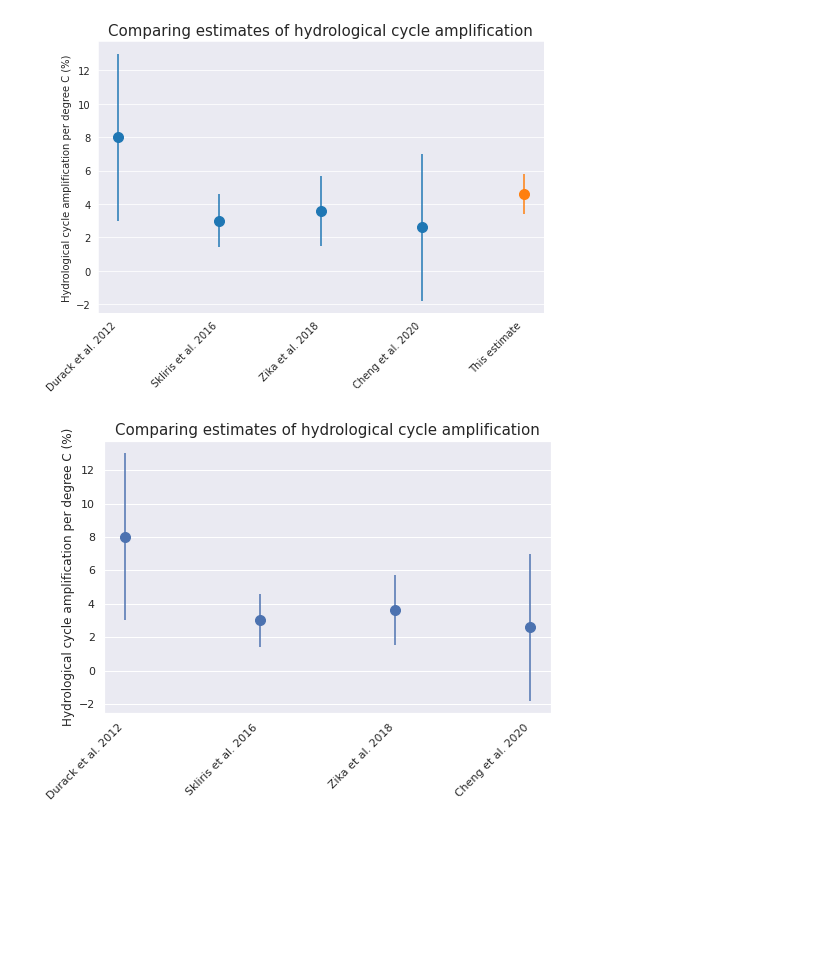
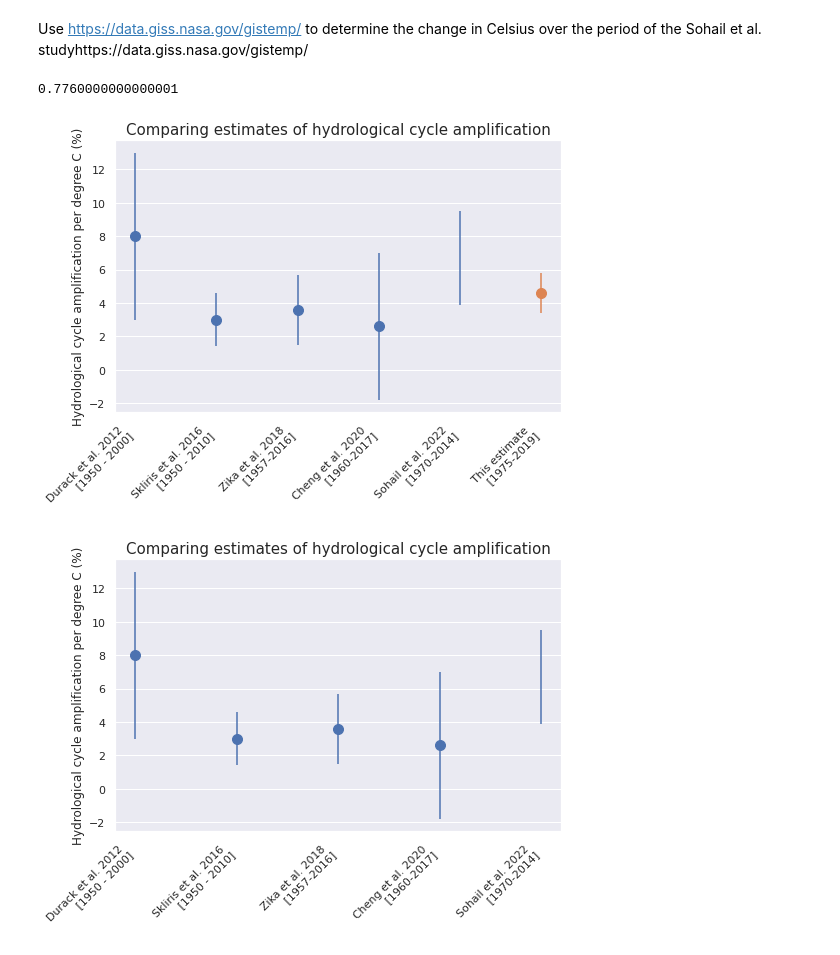
Before and after one commit to aurora-bf/freshwater_flux_linresp, a Jupyter notebook: app_to_obs/plot_compare_results.ipynb, the cells around one changed output. Saved outputs shown, nothing was run; the diff lists cells and outputs as text; code cells hidden in the pictures; blank space fills up the shorter version.

```diff
--- a/app_to_obs/plot_compare_results.ipynb
+++ b/app_to_obs/plot_compare_results.ipynb
@@ -22,6 +22,15 @@ import statsmodels.api as sm
 import matplotlib.ticker as ticker
 from matplotlib.axes._secondary_axes import SecondaryAxis
 import xesmf as xe
+# %% [markdown]
+Use https://data.giss.nasa.gov/gistemp/ to determine the change in Celsius over the period of the Sohail et al. studyhttps://data.giss.nasa.gov/gistemp/
+# %%
+#Sohail et al study was over period 1970 to 2014. Let's take the mean 2012,2013,2014,2015,2016 minus mean 1970,1971, 1972
+
+Delta_SAT_GISS=((65+67+74+90+101)/5-(3-8+1+5+8)/5)/100
+print(Delta_SAT_GISS)
+# %% [output]
+0.7760000000000001
 # %%
 #amplification per degree C
 
@@ -29,15 +38,17 @@ zika_mean=3.6
 cheng_mean=2.6
 durack_mean=8
 skliris2016_mean=3.0
-us_mean=4.581
+us_mean=4.564
 
 skliris2016_std=1.6
 cheng_std=4.4
 zika_std=2.1
 durack_std=5
-us_std=1.194
+us_std=1.189
+#us_std=1.508
 
-
+sohail_bottomrange=3.0/Delta_SAT_GISS
+sohail_toprange=7.4/Delta_SAT_GISS
 
 
 mean=[durack_mean,skliris2016_mean,zika_mean,cheng_mean,us_mean]
@@ -50,24 +61,25 @@ std=[durack_std,skliris2016_std,zika_std,cheng_std,us_std]
 # %%
 import seaborn as sns
 sns.set_style(style="darkgrid")
 fig,ax=plt.subplots(figsize=(8,5))
 sns.set(font_scale = 1)
 plt.errorbar(np.linspace(1,4,4), mean[0:4],yerr=std[0:4],fmt ='o',
         ms=10)
-plt.errorbar(5, mean[4],yerr=std[4],fmt ='o',
+plt.errorbar(5,(sohail_toprange+sohail_bottomrange)/2,yerr=(sohail_toprange-sohail_bottomrange)/2,fmt='none')
+plt.errorbar(6, mean[4],yerr=std[4],fmt ='o',
         ms=10)
 #plt.scatter(5,)
 ax.xaxis.grid()
-xticks=['Durack et al. 2012','Skliris et al. 2016','Zika et al. 2018','Cheng et al. 2020','This estimate']
-plt.xticks(np.linspace(1,5,5),xticks)
+xticks=['Durack et al. 2012 \n [1950 - 2000]','Skliris et al. 2016 \n [1950 - 2010]','Zika et al. 2018 \n [1957-2016]','Cheng et al. 2020 \n [1960-2017]','Sohail et al. 2022 \n [1970-2014]','This estimate \n [1975-2019]']
+plt.xticks(np.linspace(1,6,6),xticks)
 ax.set_xticklabels(xticks, rotation = 45, ha="right")
 ax.set_ylabel('Hydrological cycle amplification per degree C (%)')
 plt.title('Comparing estimates of hydrological cycle amplification',fontsize=15)
 
 
 mpl.pyplot.savefig('fig4.png', dpi=1000,bbox_inches='tight')
 # %% [output]
-[figure, old version]
+[figure, new version]
 # %%
 import seaborn as sns
 sns.set_style(style="darkgrid")
@@ -75,10 +87,10 @@ fig,ax=plt.subplots(figsize=(8,5))
 sns.set(font_scale = 1)
 plt.errorbar(np.linspace(1,4,4), mean[0:4],yerr=std[0:4],fmt ='o',
         ms=10)
-#plt.scatter(5,)
+plt.errorbar(5,(sohail_toprange+sohail_bottomrange)/2,yerr=(sohail_toprange-sohail_bottomrange)/2,fmt='none')
 ax.xaxis.grid()
-xticks=['Durack et al. 2012','Skliris et al. 2016','Zika et al. 2018','Cheng et al. 2020']
-plt.xticks(np.linspace(1,4,4),xticks)
+xticks=['Durack et al. 2012 \n [1950 - 2000]','Skliris et al. 2016 \n [1950 - 2010]','Zika et al. 2018 \n [1957-2016]','Cheng et al. 2020 \n [1960-2017]','Sohail et al. 2022 \n [1970-2014]']
+plt.xticks(np.linspace(1,5,5),xticks)
 ax.set_xticklabels(xticks, rotation = 45, ha="right")
 ax.set_ylabel('Hydrological cycle amplification per degree C (%)')
 plt.title('Comparing estimates of hydrological cycle amplification',fontsize=15)
@@ -86,4 +98,4 @@ plt.title('Comparing estimates of hydrological cycle amplification',fontsize=15)
 
 mpl.pyplot.savefig('fig4_withoutours.png', dpi=500,bbox_inches='tight')
 # %% [output]
-[figure, old version]
+[figure, new version]
```
Also changed, not shown: 44 other files.
